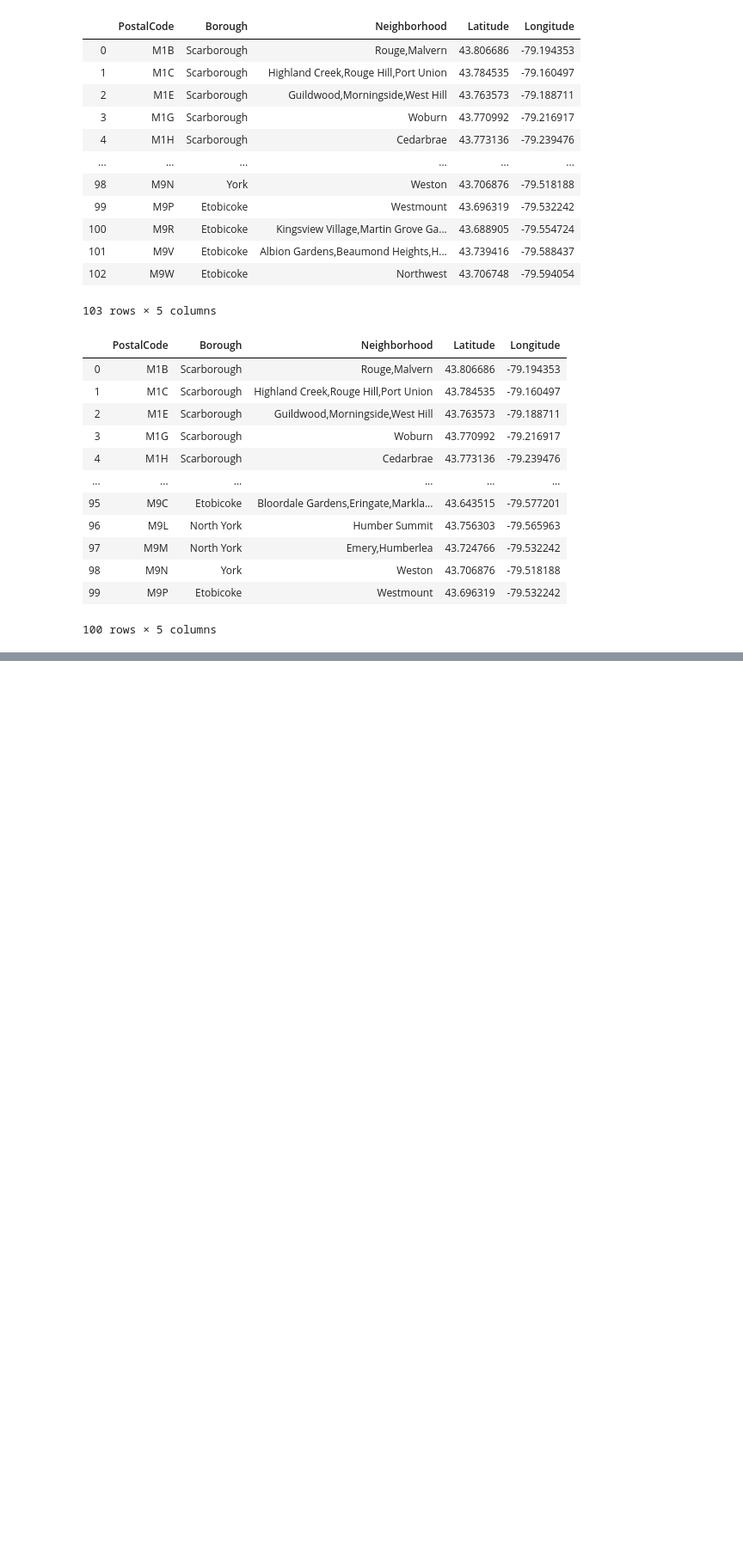
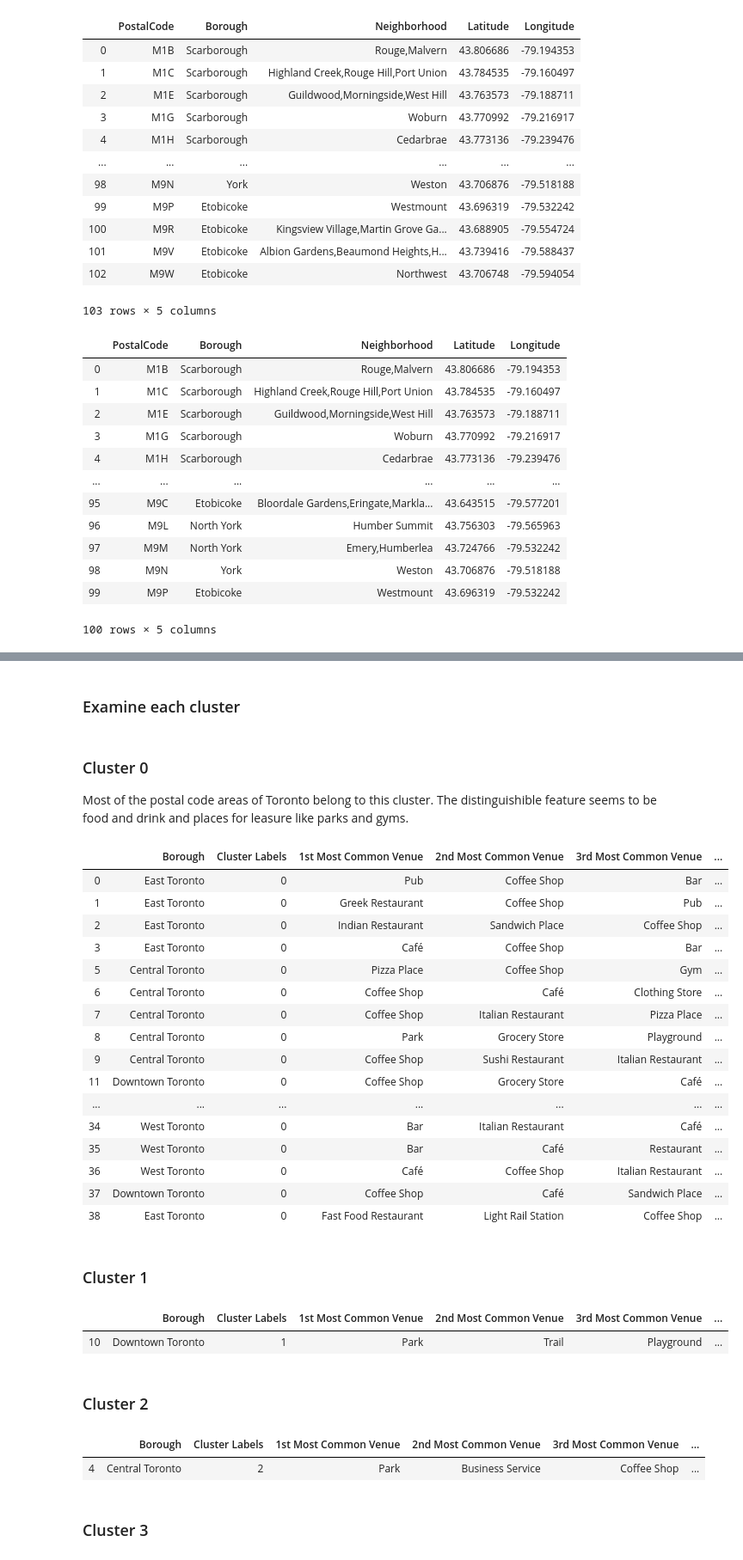
Before and after one commit to mkaste/Coursera_Capstone, a Jupyter notebook: Segmenting and Clustering Neighborhoods of Toronto Canada.ipynb, the cells around one changed output, grey strips where cells are left out. Shown: that part at 86% size. Drawn from its saved outputs; the diff is of its cells as text; code cells hidden in the pictures; blank space fills up the shorter version.

```diff
--- a/Segmenting and Clustering Neighborhoods of Toronto Canada.ipynb
+++ b/Segmenting and Clustering Neighborhoods of Toronto Canada.ipynb
@@ -281,0 +498,23 @@ VERSION = '20180605' # Foursquare API version
+# %%
+def return_most_common_venues(row, num_top_venues):
+    row_categories = row.iloc[1:]
+    row_categories_sorted = row_categories.sort_values(ascending=False)
+    return row_categories_sorted.index.values[0:num_top_venues]
+# %%
+num_top_venues = 5
+indicators = ['st', 'nd', 'rd']
+
+columns = ['PostalCode']
+for ind in np.arange(num_top_venues):
+    try:
+        columns.append('{}{} Most Common Venue'.format(ind+1, indicators[ind]))
+    except:
+        columns.append('{}th Most Common Venue'.format(ind+1))
+
+postalcodes_venues_sorted = pd.DataFrame(columns=columns)
+postalcodes_venues_sorted['PostalCode'] = toronto_grouped['PostalCode']
+
+for ind in np.arange(toronto_grouped.shape[0]):
+    postalcodes_venues_sorted.iloc[ind, 1:] = return_most_common_venues(toronto_grouped.iloc[ind, :], num_top_venues)
+
+postalcodes_venues_sorted.head()
@@ -281,0 +530,8 @@ VERSION = '20180605' # Foursquare API version
+# %%
+# number of clusters
+kclusters = 5
+toronto_grouped_clustering = toronto_grouped.drop('PostalCode', 1)
+
+kmeans = KMeans(n_clusters=kclusters, random_state=0).fit(toronto_grouped_clustering)
+
+kmeans.labels_[0:10]
@@ -281,0 +540,8 @@ VERSION = '20180605' # Foursquare API version
+# %%
+postalcodes_venues_sorted.insert(0, 'Cluster Labels', kmeans.labels_)
+
+# merge the dataframe from part 2) with the clustering labels and most common venues
+toronto_merged = df_toronto
+
+toronto_merged = toronto_merged.join(postalcodes_venues_sorted.set_index('PostalCode'), on='PostalCode')
+toronto_merged.head()
@@ -281,0 +583,41 @@ VERSION = '20180605' # Foursquare API version
+# %% [markdown]
+### Examine each cluster
+# %% [markdown]
+### Cluster 0
+Most of the postal code areas of Toronto belong to this cluster. The distinguishible feature seems to be food and drink and places for leasure like parks and gyms.
+# %%
+toronto_merged.loc[toronto_merged['Cluster Labels'] == 0, toronto_merged.columns[[1] + list(range(5, toronto_merged.shape[1]))]]
+# %% [output]
+|  | Borough | Cluster Labels | 1st Most Common Venue | 2nd Most Common Venue | 3rd Most Common Venue | ... |
+| 0 | East Toronto | 0 | Pub | Coffee Shop | Bar | ... |
+| 1 | East Toronto | 0 | Greek Restaurant | Coffee Shop | Pub | ... |
+| 2 | East Toronto | 0 | Indian Restaurant | Sandwich Place | Coffee Shop | ... |
+| 3 | East Toronto | 0 | Café | Coffee Shop | Bar | ... |
+| 5 | Central Toronto | 0 | Pizza Place | Coffee Shop | Gym | ... |
+| 6 | Central Toronto | 0 | Coffee Shop | Café | Clothing Store | ... |
+| 7 | Central Toronto | 0 | Coffee Shop | Italian Restaurant | Pizza Place | ... |
+| 8 | Central Toronto | 0 | Park | Grocery Store | Playground | ... |
+| 9 | Central Toronto | 0 | Coffee Shop | Sushi Restaurant | Italian Restaurant | ... |
+| 11 | Downtown Toronto | 0 | Coffee Shop | Grocery Store | Café | ... |
+| ... | ... | ... | ... | ... | ... | ... |
+| 34 | West Toronto | 0 | Bar | Italian Restaurant | Café | ... |
+| 35 | West Toronto | 0 | Bar | Café | Restaurant | ... |
+| 36 | West Toronto | 0 | Café | Coffee Shop | Italian Restaurant | ... |
+| 37 | Downtown Toronto | 0 | Coffee Shop | Café | Sandwich Place | ... |
+| 38 | East Toronto | 0 | Fast Food Restaurant | Light Rail Station | Coffee Shop | ... |
+# %% [markdown]
+### Cluster 1
+# %%
+toronto_merged.loc[toronto_merged['Cluster Labels'] == 1, toronto_merged.columns[[1] + list(range(5, toronto_merged.shape[1]))]]
+# %% [output]
+|  | Borough | Cluster Labels | 1st Most Common Venue | 2nd Most Common Venue | 3rd Most Common Venue | ... |
+| 10 | Downtown Toronto | 1 | Park | Trail | Playground | ... |
+# %% [markdown]
+### Cluster 2
+# %%
+toronto_merged.loc[toronto_merged['Cluster Labels'] == 2, toronto_merged.columns[[1] + list(range(5, toronto_merged.shape[1]))]]
+# %% [output]
+|  | Borough | Cluster Labels | 1st Most Common Venue | 2nd Most Common Venue | 3rd Most Common Venue | ... |
+| 4 | Central Toronto | 2 | Park | Business Service | Coffee Shop | ... |
+# %% [markdown]
+### Cluster 3
```
Also changed, not shown: parts of 48 cells of this notebook.
